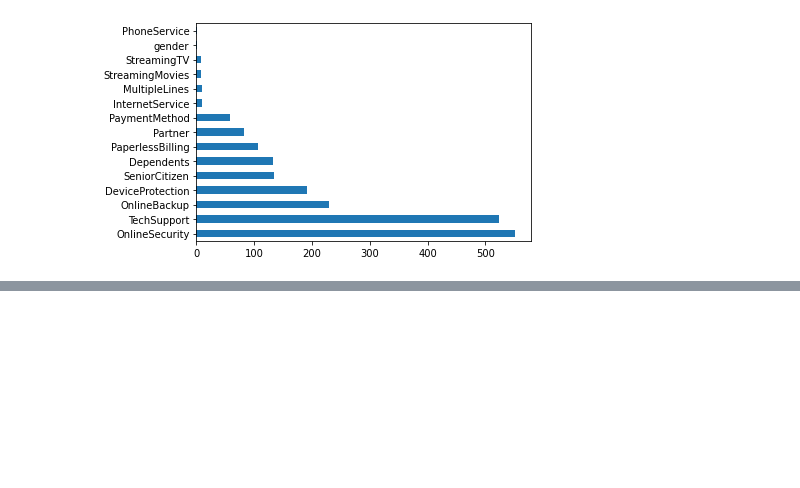
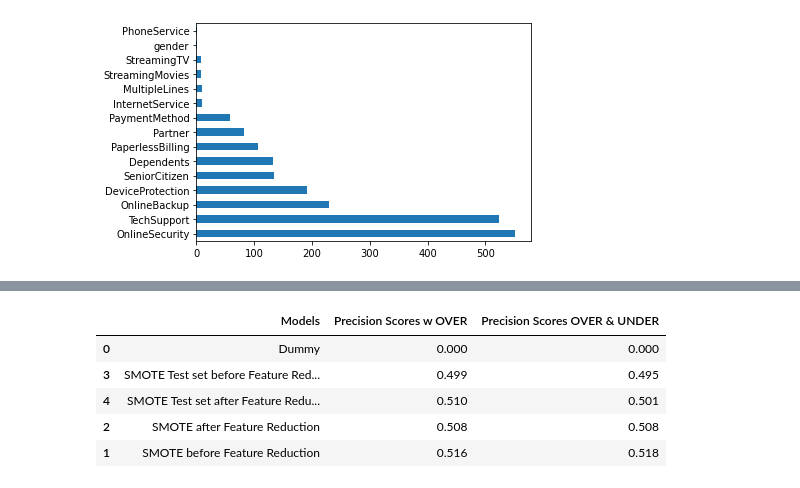
Before and after one commit to Myavuzars/MachineLearning, a Jupyter notebook: SMOTE.ipynb, the cells around one changed output, grey strips where cells are left out. Saved outputs shown, nothing was run; the diff lists cells and outputs as text; code cells hidden in the pictures; blank space fills up the shorter version.

```diff
--- a/SMOTE.ipynb
+++ b/SMOTE.ipynb
@@ -282,0 +435,18 @@ finaldf_sorted
+# %%
+#Final Data Frame for comparison the scores
+final2df= pd.DataFrame({
+    "Models" : ["Dummy", "SMOTE before Feature Reduction", "SMOTE after Feature Reduction", "SMOTE Test set before Feature Reduction", "SMOTE Test set after Feature Reduction"],
+    "Precision Scores w OVER" : [Dummy_recall,SMOTE1_precO, SMOTE2_precO,SMOTE3_precO,SMOTE4_precO],
+    "Precision Scores OVER & UNDER" : [Dummy_recall,SMOTE1_precOU, SMOTE2_precOU,SMOTE3_precOU,SMOTE4_precOU]
+    })
+
+final2df_sorted = final2df.sort_values(["Precision Scores OVER & UNDER"], ascending=True)
+
+final2df_sorted
+# %% [output]
+|  | Models | Precision Scores w OVER | Precision Scores OVER & UNDER |
+| 0 | Dummy | 0.000 | 0.000 |
+| 3 | SMOTE Test set before Feature Red... | 0.499 | 0.495 |
+| 4 | SMOTE Test set after Feature Redu... | 0.510 | 0.501 |
+| 2 | SMOTE after Feature Reduction | 0.508 | 0.508 |
+| 1 | SMOTE before Feature Reduction | 0.516 | 0.518 |
```
Also changed, not shown: parts of 50 cells of this notebook.
